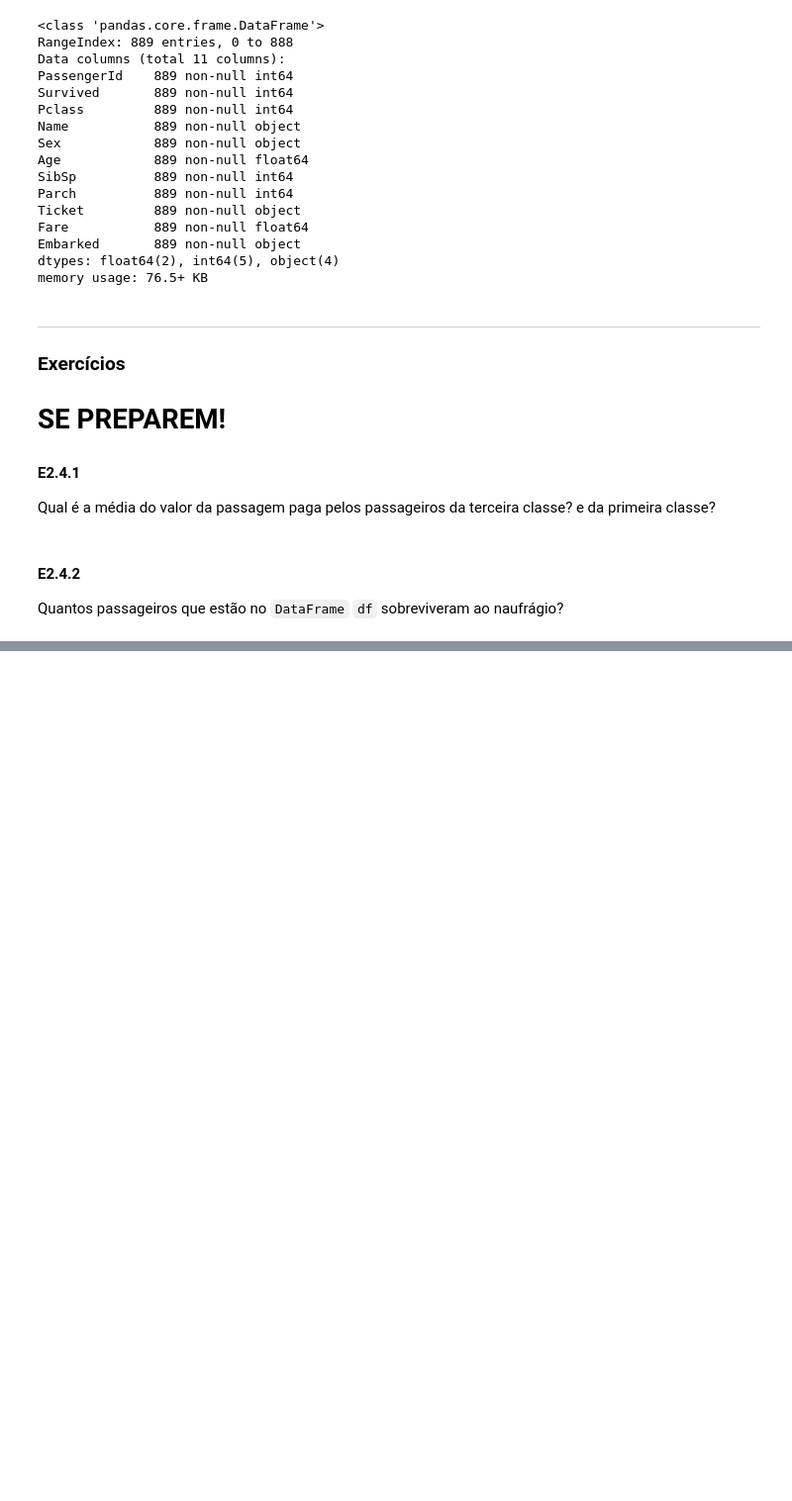
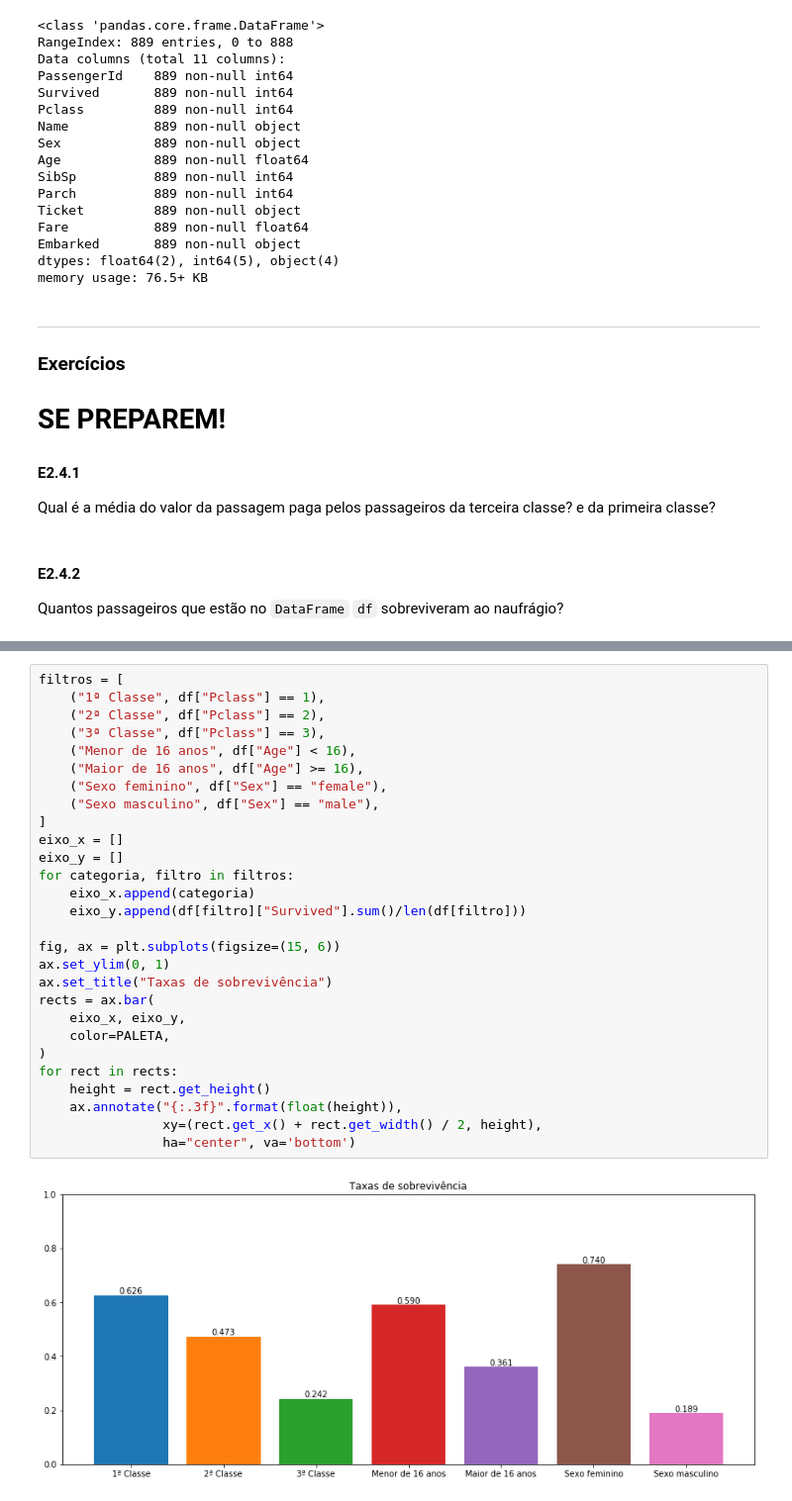
Before and after one commit to camilomenucheli/engenharia-de-features-com-pandas, a Jupyter notebook: Engenharia de Features com Pandas.ipynb, the cells around one changed output, grey strips where cells are left out. Shown: that part at 99% size. Drawn from its saved outputs; the diff is of its cells as text; blank space fills up the shorter version.

```diff
--- a/Engenharia de Features com Pandas.ipynb
+++ b/Engenharia de Features com Pandas.ipynb
@@ -661,0 +693,30 @@ Qual é a probabilidade de sobreviver ao naufrágio dos passageiros de até 18 a
+# %%
+filtros = [
+    ("1ª Classe", df["Pclass"] == 1),
+    ("2ª Classe", df["Pclass"] == 2),
+    ("3ª Classe", df["Pclass"] == 3),
+    ("Menor de 16 anos", df["Age"] < 16),
+    ("Maior de 16 anos", df["Age"] >= 16),
+    ("Sexo feminino", df["Sex"] == "female"),
+    ("Sexo masculino", df["Sex"] == "male"),
+]
+eixo_x = []
+eixo_y = []
+for categoria, filtro in filtros:
+    eixo_x.append(categoria)
+    eixo_y.append(df[filtro]["Survived"].sum()/len(df[filtro]))
+
+fig, ax = plt.subplots(figsize=(15, 6))
+ax.set_ylim(0, 1)
+ax.set_title("Taxas de sobrevivência")
+rects = ax.bar(
+    eixo_x, eixo_y,
+    color=PALETA,
+)
+for rect in rects:
+    height = rect.get_height()
+    ax.annotate("{:.3f}".format(float(height)),
+                xy=(rect.get_x() + rect.get_width() / 2, height),
+                ha="center", va='bottom')
+# %% [output]
+[figure, added]
```
Also changed, not shown: parts of 17 cells of this notebook.
